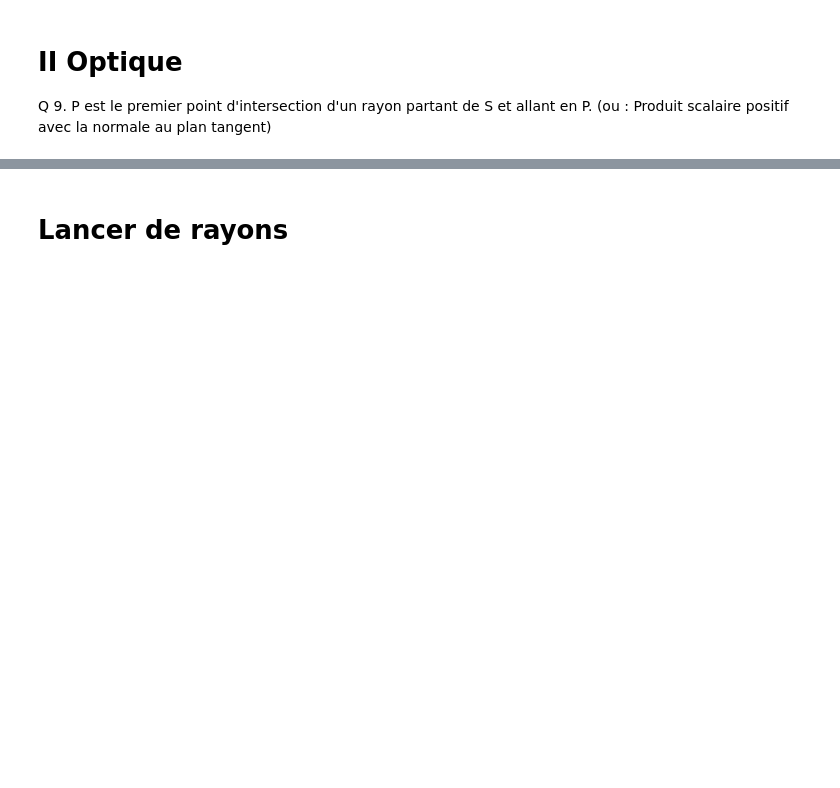
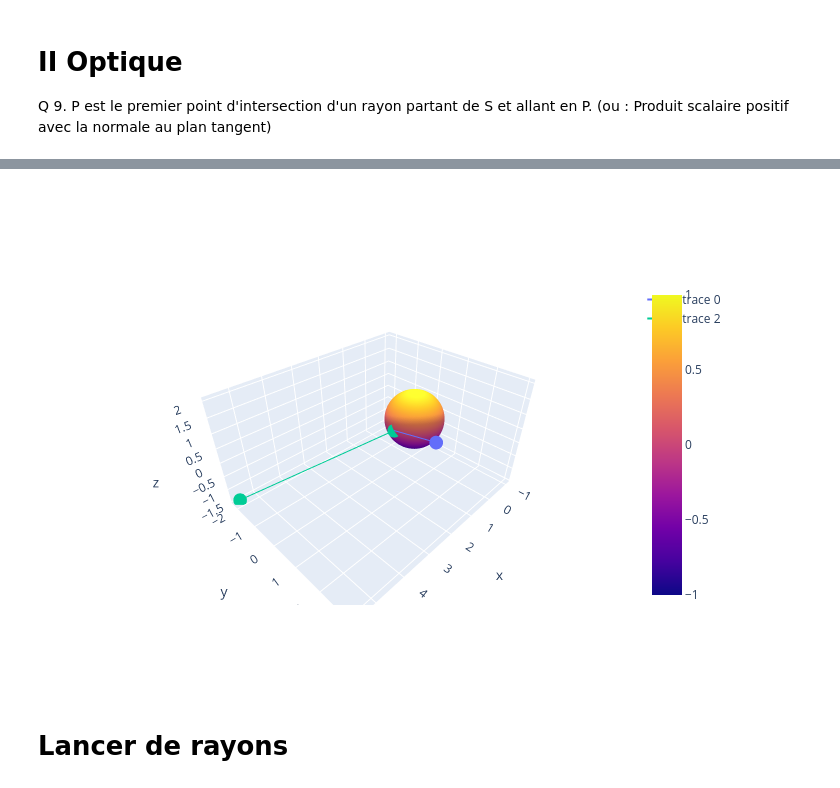
Before and after one commit to fortierq/notebooks, a Jupyter notebook: files/nb/image_processing/ray_tracing/ray_tracing.ipynb, the cells around one changed output, grey strips where cells are left out. Cells and saved outputs as stored; diff of their text form; code cells hidden in the pictures; blank space fills up the shorter version.

```diff
--- a/files/nb/image_processing/ray_tracing/ray_tracing.ipynb
+++ b/files/nb/image_processing/ray_tracing/ray_tracing.ipynb
@@ -11,9 +13,6 @@ plotly.offline.init_notebook_mode(connected=True)  # pour export html
 
 def point(x, y, z):
     return np.array([x, y, z])
-
-O = point(0, 0, 0)
-p1, p2 = np.array([1, 2, 3]), np.array([4, 0, 3])
 # %% [markdown]
 # I Géométrie
 # %%
@@ -77,10 +67,5 @@ def intersection(r, s):
     t1, t2 = -b - delta**0.5, -b + delta**0.5
     t = min(abs(t1), abs(t2))/2
     return S + t*u, t
-
-O = np.array([.0, .0, .0])
-r = O, np.array([1/2**.5, 1/2**.5, .0])
-s = np.array([2., 2., .0]), 1
-intersection(r, s)
 # %% [output]
 (array([1.29289322, 1.29289322, 0.        ]), 1.8284271247461916)
@@ -153,3 +122,9 @@ fig.write_html("myfile.html")
+# %%
+img_bytes = fig.to_image(format="png")
+from IPython.display import Image
+Image(img_bytes)  # image statique
+# %% [output]
+[figure, added]
 # %% [markdown]
 # Lancer de rayons
 # %%
```
Also changed, not shown: parts of 21 cells of this notebook, 17 other files.
